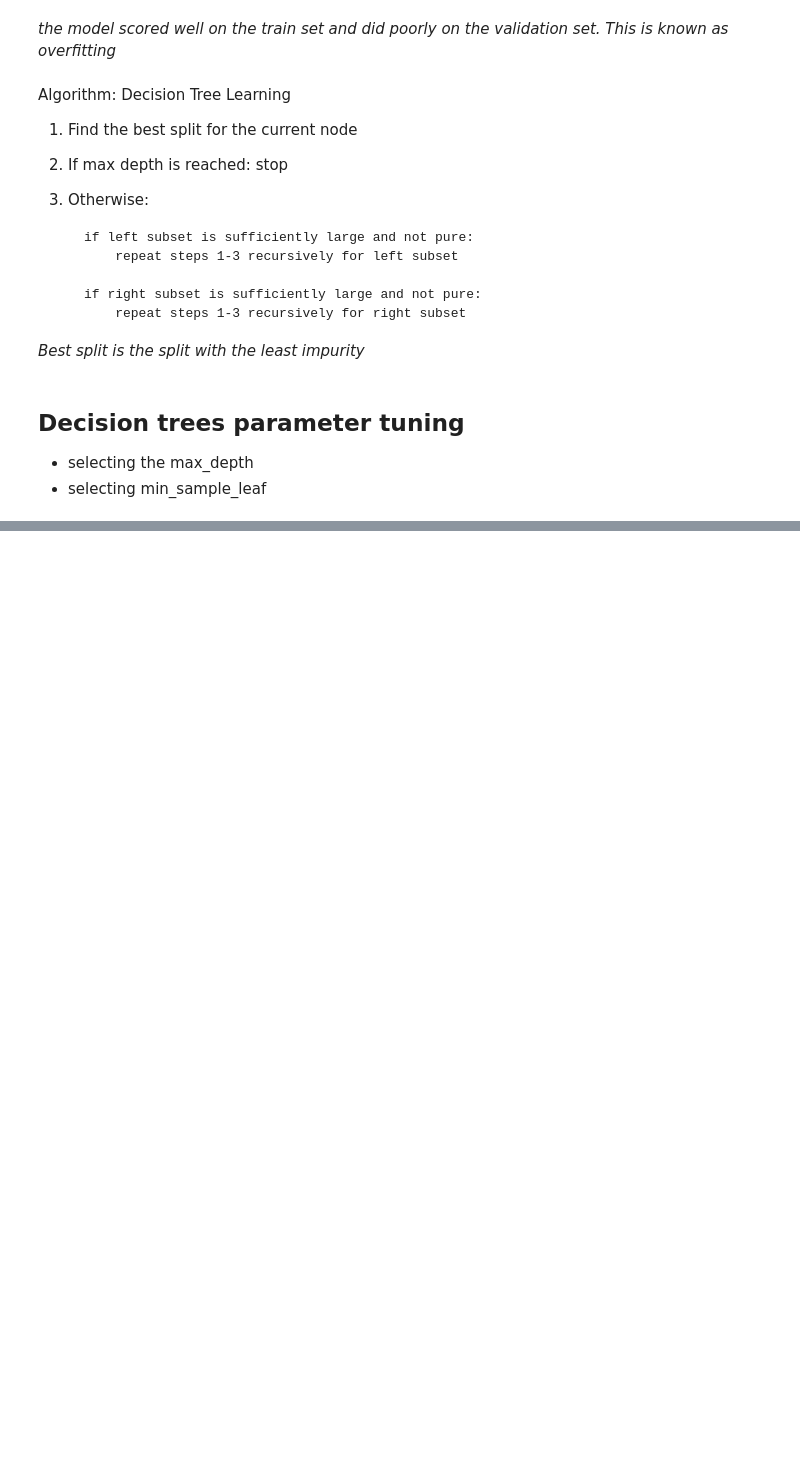
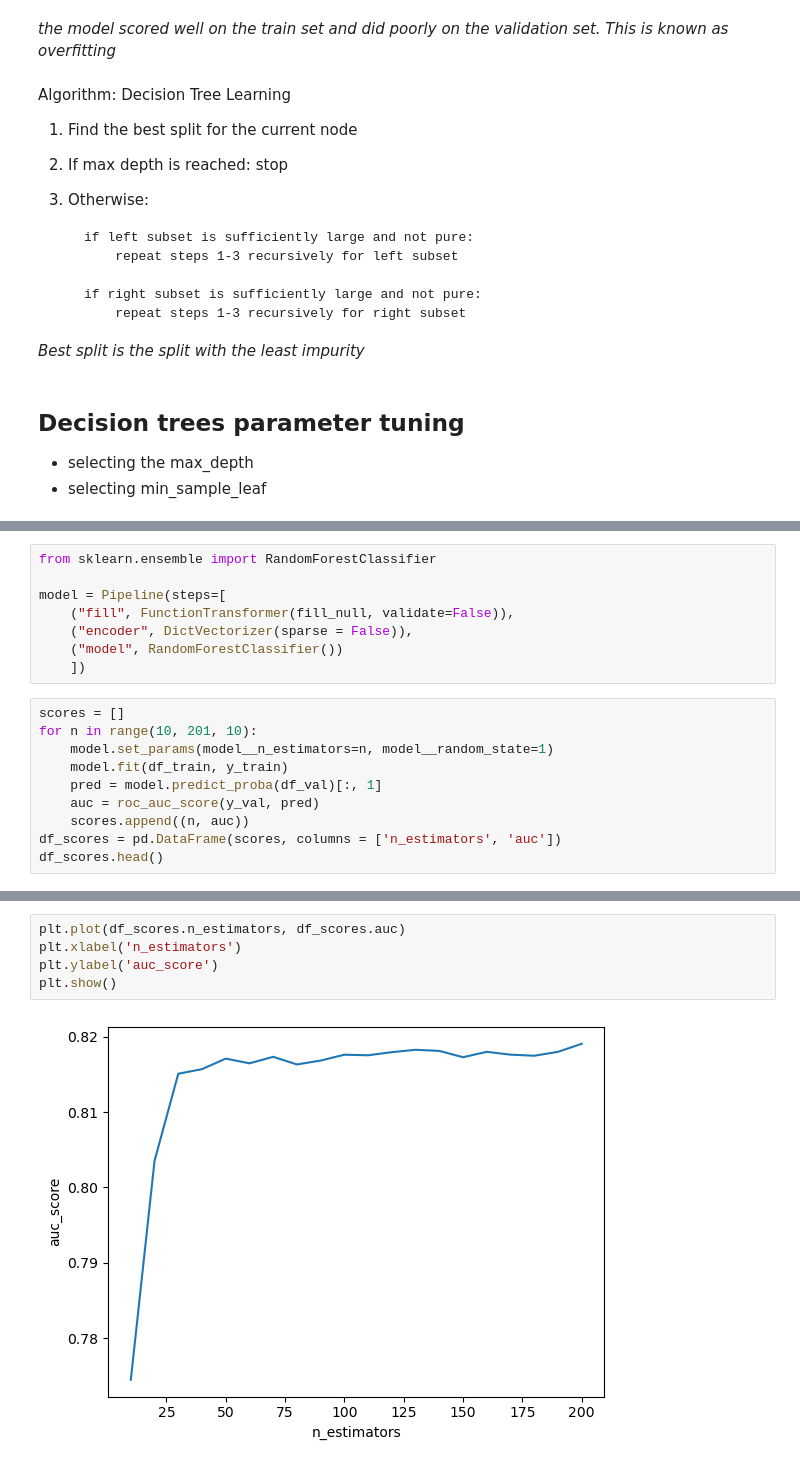
Before and after one commit to KingsleyElo/ml-zoomcamp-notes, a Jupyter notebook: Trees/notebook.ipynb, the cells around one changed output, grey strips where cells are left out. Saved outputs shown, nothing was run; the diff lists cells and outputs as text; blank space fills up the shorter version.

```diff
--- a/Trees/notebook.ipynb
+++ b/Trees/notebook.ipynb
@@ -269,0 +277,18 @@ df_scores.sort_values(by = ['auc'], ascending=False).head()
+# %%
+from sklearn.ensemble import RandomForestClassifier
+
+model = Pipeline(steps=[
+    ("fill", FunctionTransformer(fill_null, validate=False)),
+    ("encoder", DictVectorizer(sparse = False)),
+    ("model", RandomForestClassifier())
+    ])
+# %%
+scores = []
+for n in range(10, 201, 10):
+    model.set_params(model__n_estimators=n, model__random_state=1)
+    model.fit(df_train, y_train)
+    pred = model.predict_proba(df_val)[:, 1]
+    auc = roc_auc_score(y_val, pred)
+    scores.append((n, auc))
+df_scores = pd.DataFrame(scores, columns = ['n_estimators', 'auc'])
+df_scores.head()
@@ -269,0 +302,7 @@ df_scores.sort_values(by = ['auc'], ascending=False).head()
+# %%
+plt.plot(df_scores.n_estimators, df_scores.auc)
+plt.xlabel('n_estimators')
+plt.ylabel('auc_score')
+plt.show()
+# %% [output]
+[figure, added]
```
Also changed, not shown: parts of 14 cells of this notebook.
